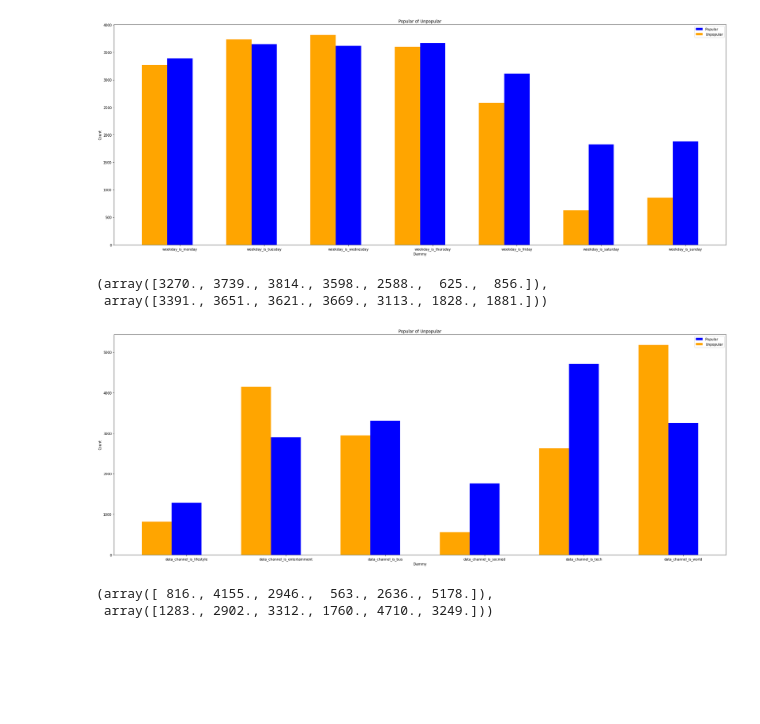
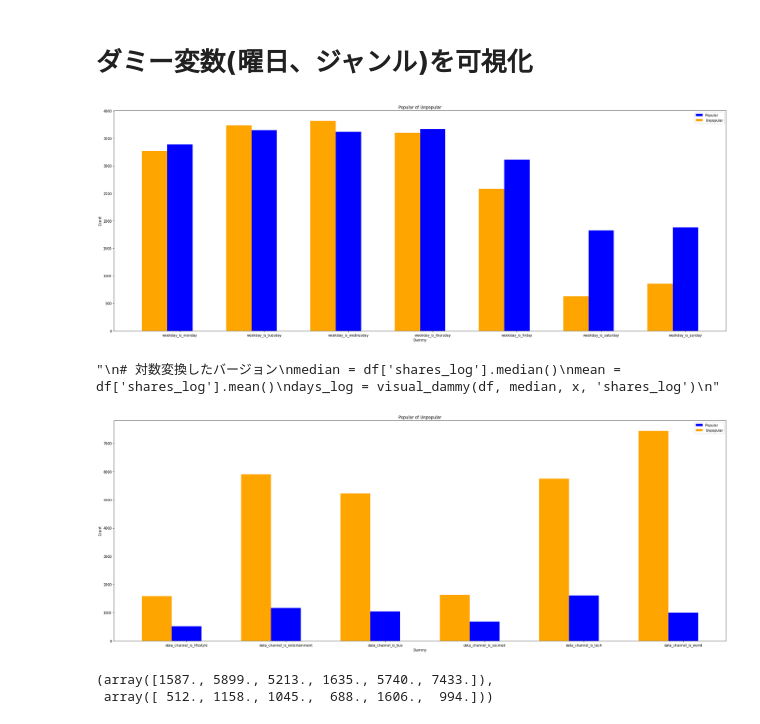
Before and after one commit to risingjiro/OnlineNews, a Jupyter notebook: analysis.ipynb, the cells around one changed output. Saved outputs shown, nothing was run; the diff lists cells and outputs as text; code cells hidden in the pictures; blank space fills up the shorter version.

```diff
--- a/analysis.ipynb
+++ b/analysis.ipynb
@@ -26,4 +26,6 @@ target_log = np.log(target)
 target_log = pd.Series(target_log, name='shares_log')
 # データフレームに追加
 df = pd.concat([df, target_log], axis=1)
+# %% [markdown]
+# ダミー変数(曜日、ジャンル)を可視化
 # %%
@@ -58,16 +60,22 @@ def visual_dammy(df, ikichi, x, y):
 x = df.columns.values[30:37]
 days = visual_dammy(df, 1400, x, 'shares')
 days
+'''
+# 対数変換したバージョン
+median = df['shares_log'].median()
+mean = df['shares_log'].mean()
+days_log = visual_dammy(df, median, x, 'shares_log')
+'''
 # %% [output]
 [figure]
-(array([3270., 3739., 3814., 3598., 2588.,  625.,  856.]),
- array([3391., 3651., 3621., 3669., 3113., 1828., 1881.]))
+"\n# 対数変換したバージョン\nmedian = df['shares_log'].median()\nmean = df['shares_log'].mean()\ndays_log = visual_dammy(df, median, x, 'shares_log')\n"
 # %%
 # チャンネルを可視化
 x = df.columns.values[12:18]
-channels = visual_dammy(df, 1400, x, 'shares')
+mean = df['shares'].mean()
+channels = visual_dammy(df, mean, x, 'shares')
 channels
 # %% [output]
-[figure, old version]
+[figure, new version]
-(array([ 816., 4155., 2946.,  563., 2636., 5178.]),
- array([1283., 2902., 3312., 1760., 4710., 3249.]))
+(array([1587., 5899., 5213., 1635., 5740., 7433.]),
+ array([ 512., 1158., 1045.,  688., 1606.,  994.]))
```
Also changed, not shown: parts of 9 cells of this notebook.
